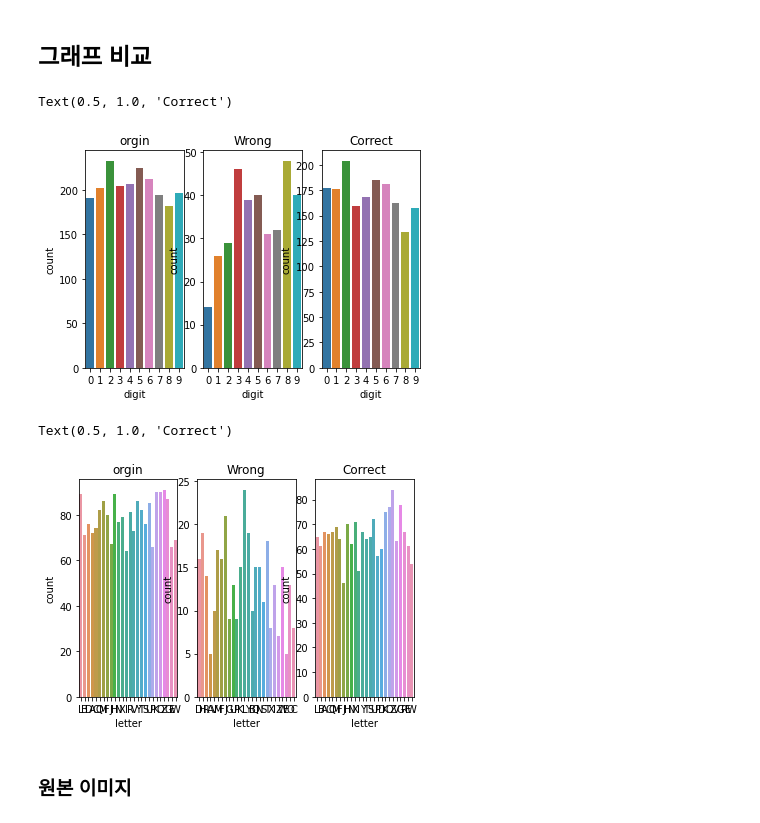
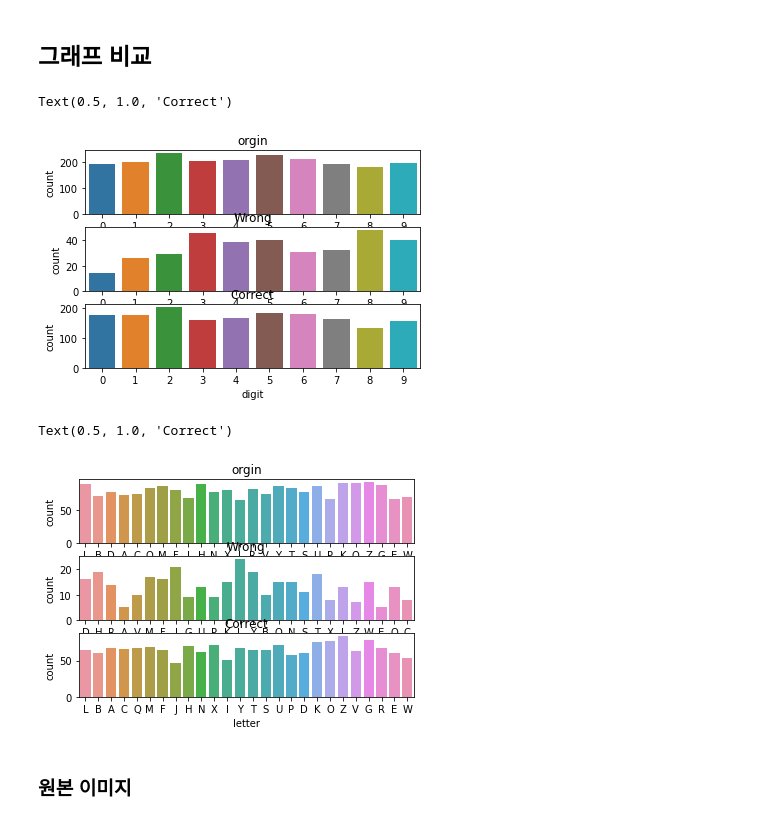
Before and after one commit to JaeHeee/DACON_seub, a Jupyter notebook: KM/Comparing correct and wrong.ipynb, the cells around one changed output. Saved outputs shown, nothing was run; the diff lists cells and outputs as text; code cells hidden in the pictures.

Commit message:
plot

```diff
--- a/KM/Comparing correct and wrong.ipynb
+++ b/KM/Comparing correct and wrong.ipynb
@@ -95,19 +95,19 @@ correct_label = correct[['digit', 'letter']]
 
 correct_img = correct_img.values.reshape(-1,28,28,1)
 # %%
-fig, ax = plt.subplots(ncols=3)
+fig, ax = plt.subplots(nrows=3)
 sns.countplot(train['digit'], ax=ax[0])
 sns.countplot(wrong['digit'], ax=ax[1])
 sns.countplot(correct['digit'], ax=ax[2])
 
 ax[0].set_title('orgin')
 ax[1].set_title('Wrong')
 ax[2].set_title('Correct')
 # %% [output]
 Text(0.5, 1.0, 'Correct')
-[figure, old version]
+[figure, new version]
 # %%
-fig, ax = plt.subplots(ncols=3)
+fig, ax = plt.subplots(nrows=3)
 sns.countplot(train['letter'], ax=ax[0])
 sns.countplot(wrong['letter'], ax=ax[1])
 sns.countplot(correct['letter'], ax=ax[2])
@@ -117,7 +117,7 @@ ax[1].set_title('Wrong')
 ax[2].set_title('Correct')
 # %% [output]
 Text(0.5, 1.0, 'Correct')
-[figure, old version]
+[figure, new version]
 # %% [markdown]
 ### 원본 이미지
 # %%
```
